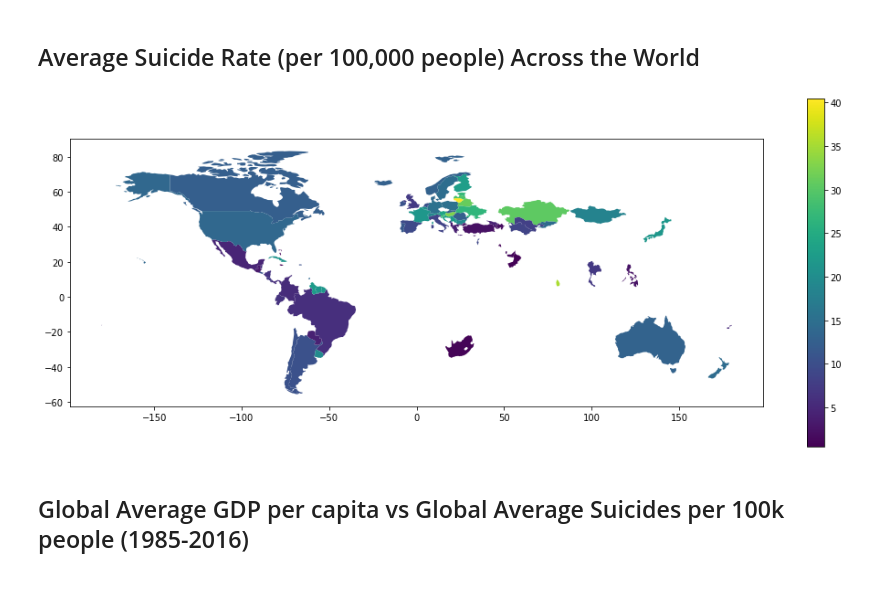
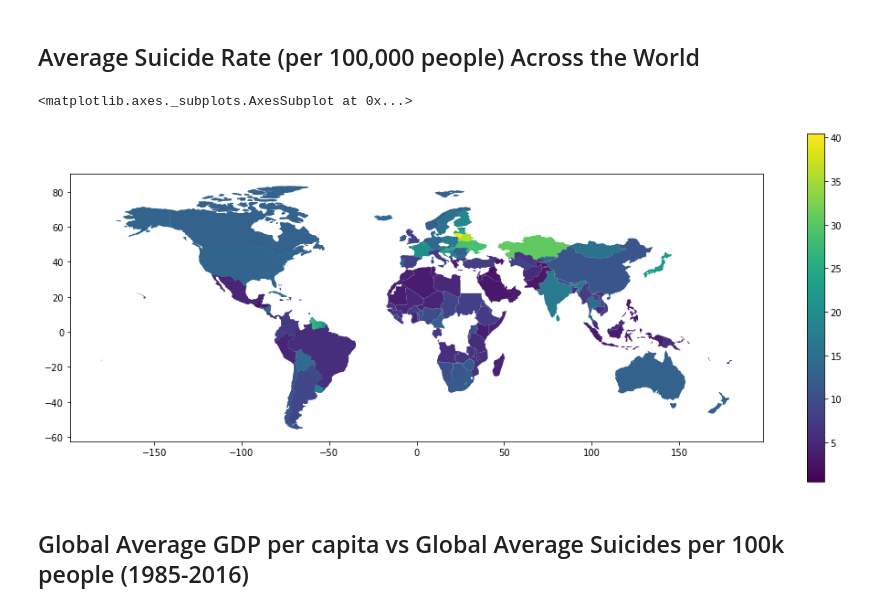
Before and after one commit to sethdagostino/COGS-108-Final-Project, a Jupyter notebook: FinalProject.ipynb, the cells around one changed output. Cells and saved outputs as stored; diff of their text form; code cells hidden in the pictures.

```diff
--- a/FinalProject.ipynb
+++ b/FinalProject.ipynb
@@ -175,6 +175,7 @@ who_rates_by_country = pd.merge(who_rate_by_country, who_country_metadata, on="C
 who_rates_by_country = who_rates_by_country.drop(columns=['TableName'])
 who_rates_by_country = who_rates_by_country.dropna()
 who_rates_by_country.columns = ["country", "code", "2000", "2005", "2010", "2015", "2016", "region", "income_group"]
+who_rates_by_country["suicides_per_100k"] = who_rates_by_country.mean(axis = 1)
 
 who_rates_by_country.head(10)
 # %% [output]
@@ -197,15 +198,21 @@ Include cells that describe the steps in your data analysis.
 ## Average Suicide Rate (per 100,000 people) Across the World
 # %%
 country_stats = rates_85_16.groupby("country").mean().reset_index()
-country_stats.rename(index=str, columns={"country": "name"}, inplace=True)
+country_stats = country_stats[["country", "suicides_per_100k"]]
+who_stats = who_rates_by_country[["country", "suicides_per_100k"]]
+merged_stats = pd.concat([country_stats, who_stats])
+merged_stats = merged_stats.drop_duplicates()
+
+merged_stats.rename(index=str, columns={"country": "name"}, inplace=True)
 world = geo.read_file(geo.datasets.get_path('naturalearth_lowres'))
-world_suicide_rates = pd.merge(world, country_stats, on="name")
+world_suicide_rates = pd.merge(world, merged_stats, on="name")
 
 fig, ax = plt.subplots(1, 1, figsize=(17, 7))
 divider = make_axes_locatable(ax)
-world_suicide_rates.plot(column='suicides_per_100k', ax=ax, legend=True);
+world_suicide_rates.plot(column='suicides_per_100k', ax=ax, legend=True)
 # %% [output]
+<matplotlib.axes._subplots.AxesSubplot at 0x...>
-[figure, old version]
+[figure, new version]
 # %% [markdown]
 ## Global Average GDP per capita vs Global Average Suicides per 100k people (1985-2016)
 # %%
```
Also changed, not shown: parts of 4 cells of this notebook.
